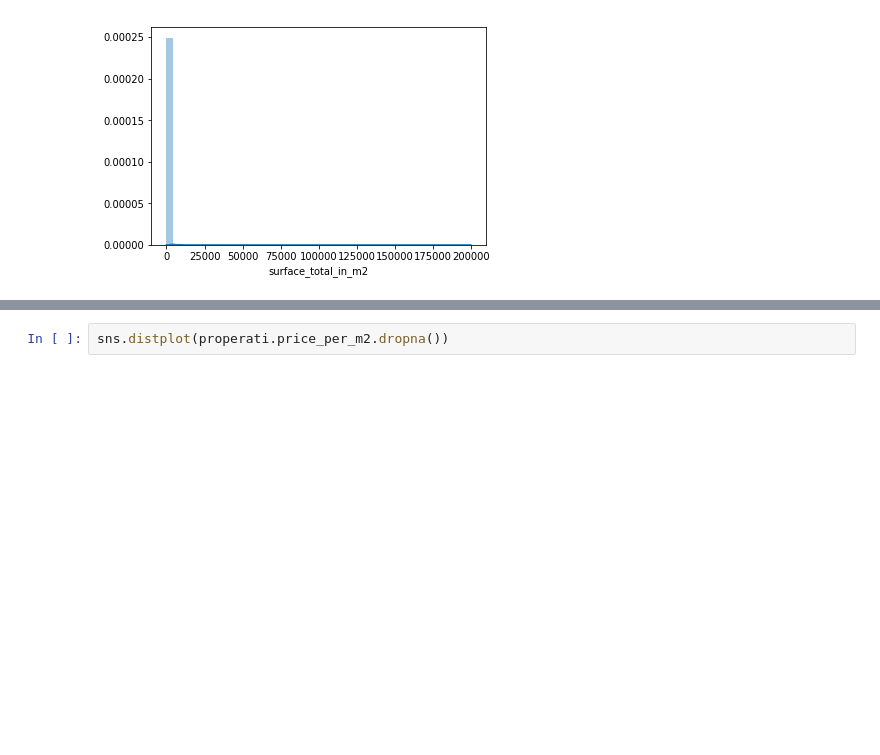
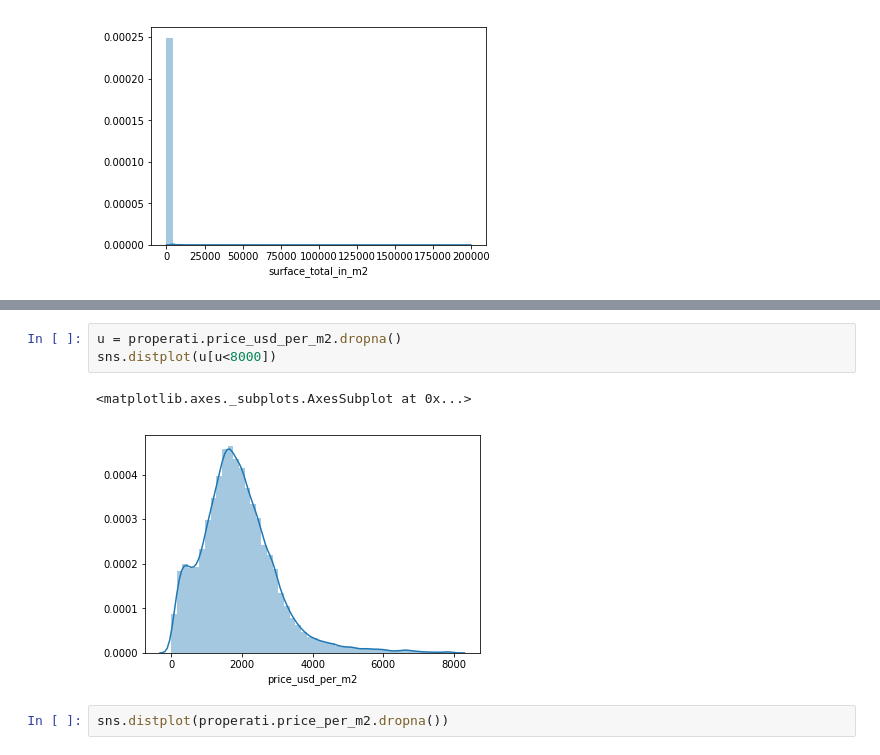
Before and after one commit to Villamaru/stunning-octo-waffle, a Jupyter notebook: 1-Pre_Analisis.ipynb, the cells around one changed output, grey strips where cells are left out. Cells and saved outputs as stored; diff of their text form; blank space fills up the shorter version.

```diff
--- a/1-Pre_Analisis.ipynb
+++ b/1-Pre_Analisis.ipynb
@@ -205,3 +202,9 @@ sns.distplot(properati.price_usd_per_m2.dropna())
+# %%
+u = properati.price_usd_per_m2.dropna()
+sns.distplot(u[u<8000])
+# %% [output]
+<matplotlib.axes._subplots.AxesSubplot at 0x...>
+[figure, added]
 # %%
 sns.distplot(properati.price_per_m2.dropna())
 # %% [output]
```
Also changed, not shown: parts of 5 cells of this notebook.
